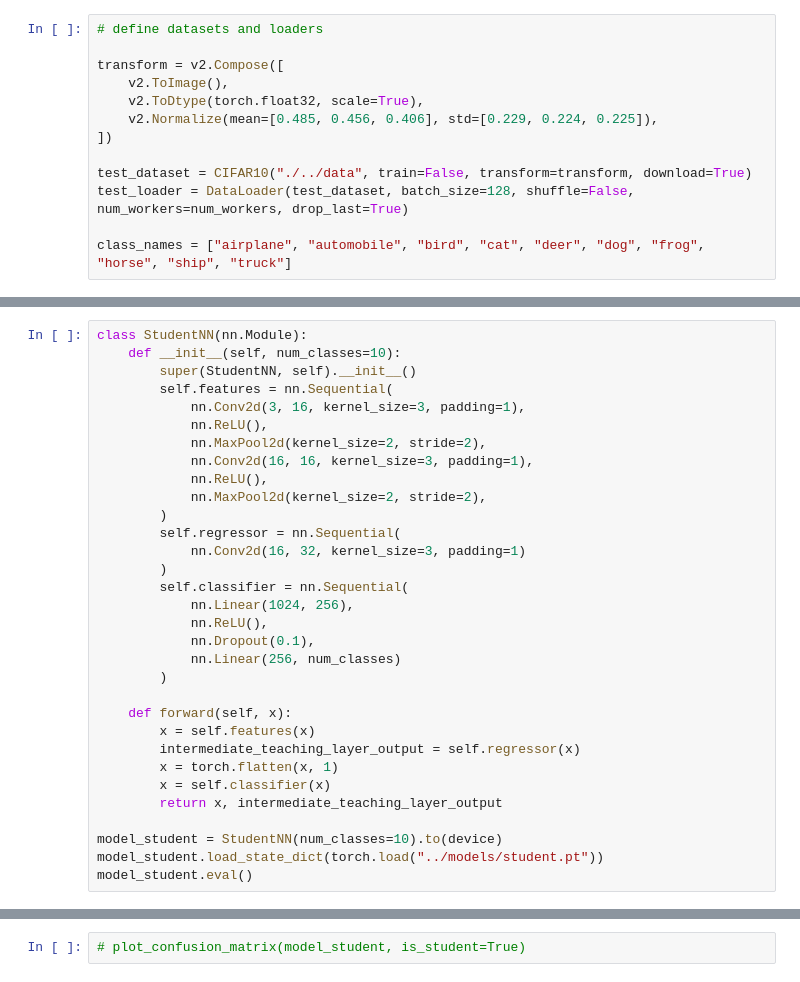
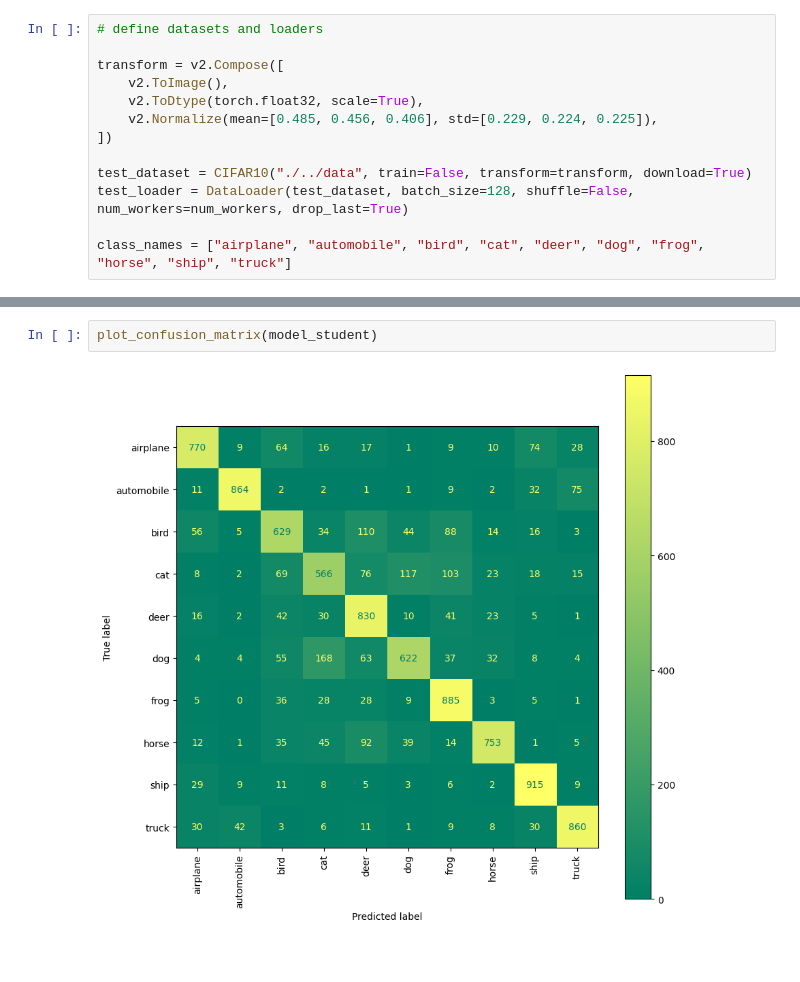
Before and after one commit to aSliwska/ssn-projekt, a Jupyter notebook: src/check_model.ipynb, the cells around one changed output, grey strips where cells are left out. Cells and saved outputs as stored; diff of their text form.

Commit message:
better distillation and base model

```diff
--- a/src/check_model.ipynb
+++ b/src/check_model.ipynb
@@ -135,32 +125,0 @@ StudentSelfTaughtNN(
-# %%
-class StudentNN(nn.Module):
-    def __init__(self, num_classes=10):
-        super(StudentNN, self).__init__()
-        self.features = nn.Sequential(
-            nn.Conv2d(3, 16, kernel_size=3, padding=1),
-            nn.ReLU(),
-            nn.MaxPool2d(kernel_size=2, stride=2),
-            nn.Conv2d(16, 16, kernel_size=3, padding=1),
-            nn.ReLU(),
-            nn.MaxPool2d(kernel_size=2, stride=2),
-        )
-        self.regressor = nn.Sequential(
-            nn.Conv2d(16, 32, kernel_size=3, padding=1)
-        )
-        self.classifier = nn.Sequential(
-            nn.Linear(1024, 256),
-            nn.ReLU(),
-            nn.Dropout(0.1),
-            nn.Linear(256, num_classes)
-        )
-
-    def forward(self, x):
-        x = self.features(x)
-        intermediate_teaching_layer_output = self.regressor(x)
-        x = torch.flatten(x, 1)
-        x = self.classifier(x)
-        return x, intermediate_teaching_layer_output
-
-model_student = StudentNN(num_classes=10).to(device)
-model_student.load_state_dict(torch.load("../models/student.pt"))
-model_student.eval()
@@ -255,3 +188,5 @@ plot_confusion_matrix(model_base)
 # %%
-# plot_confusion_matrix(model_student, is_student=True)
+plot_confusion_matrix(model_student)
+# %% [output]
+[figure, added]
 # %%
```
Also changed, not shown: parts of 10 cells of this notebook, 4 other files.
